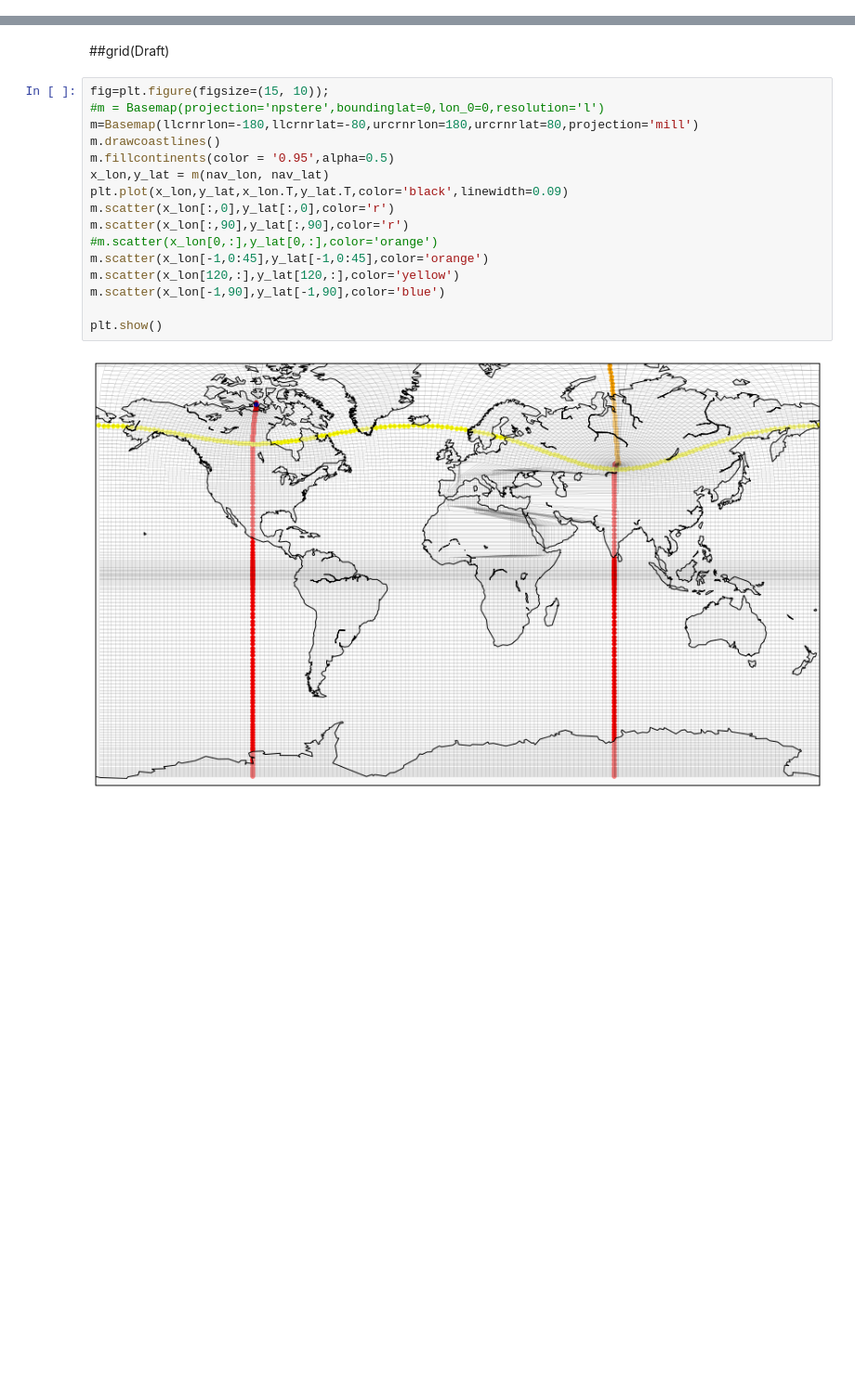
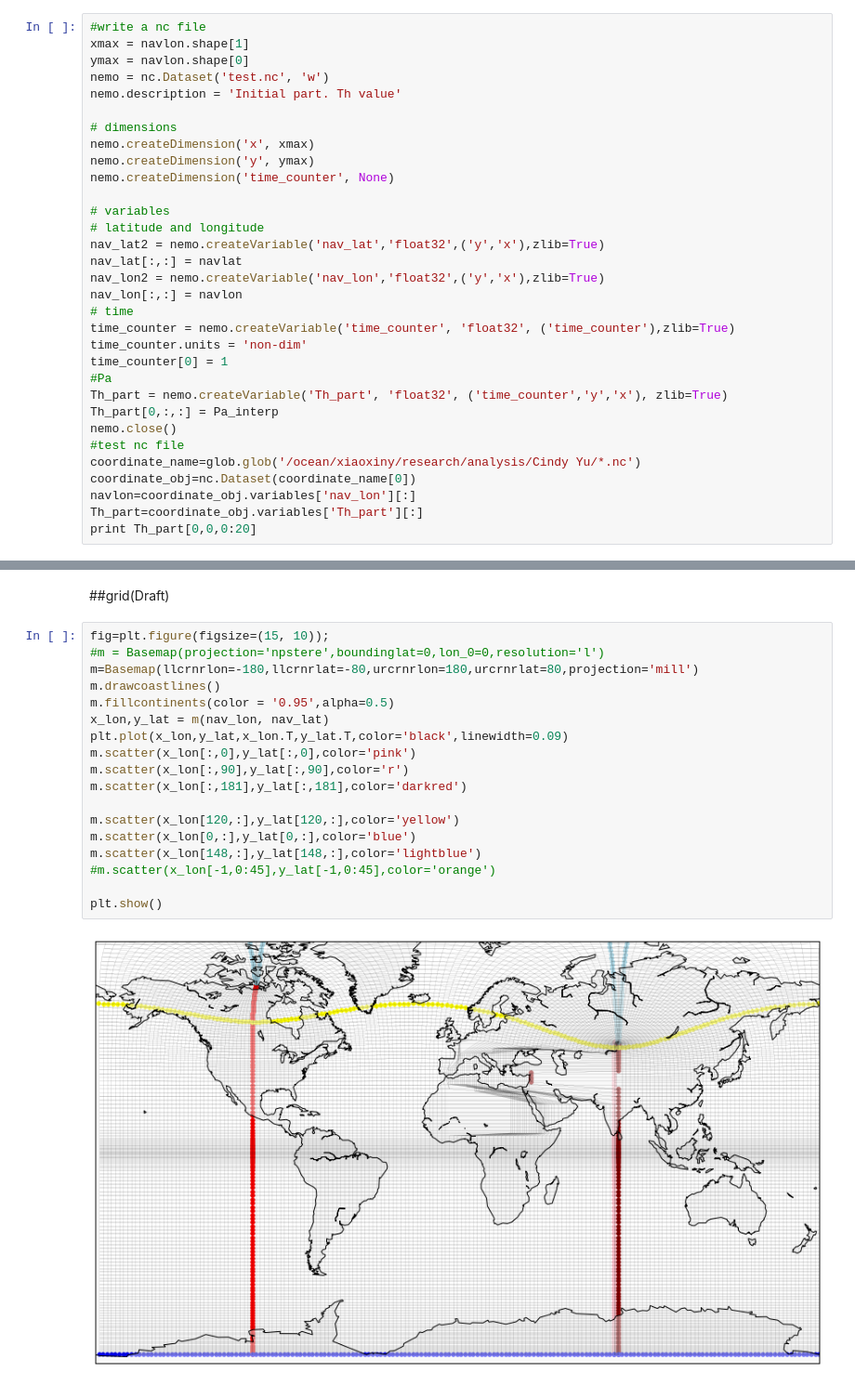
Before and after one commit to UBC-MOAD/analysis-cindy, a Jupyter notebook: notebooks/[initial_condition]Horizontal interpolation1.ipynb, the cells around one changed output, grey strips where cells are left out. Shown at 93% size. Cells and saved outputs as stored; diff of their text form; blank space fills up the shorter version.

```diff
--- a/notebooks/[initial_condition]Horizontal interpolation1.ipynb
+++ b/notebooks/[initial_condition]Horizontal interpolation1.ipynb
@@ -155,0 +228,32 @@ print Pa_interp.min()
+# %%
+#write a nc file
+xmax = navlon.shape[1]
+ymax = navlon.shape[0]
+nemo = nc.Dataset('test.nc', 'w')
+nemo.description = 'Initial part. Th value'
+
+# dimensions
+nemo.createDimension('x', xmax)
+nemo.createDimension('y', ymax)
+nemo.createDimension('time_counter', None)
+
+# variables
+# latitude and longitude
+nav_lat2 = nemo.createVariable('nav_lat','float32',('y','x'),zlib=True)
+nav_lat[:,:] = navlat
+nav_lon2 = nemo.createVariable('nav_lon','float32',('y','x'),zlib=True)
+nav_lon[:,:] = navlon
+# time
+time_counter = nemo.createVariable('time_counter', 'float32', ('time_counter'),zlib=True)
+time_counter.units = 'non-dim'
+time_counter[0] = 1
+#Pa
+Th_part = nemo.createVariable('Th_part', 'float32', ('time_counter','y','x'), zlib=True)
+Th_part[0,:,:] = Pa_interp
+nemo.close()
+#test nc file
+coordinate_name=glob.glob('/ocean/xiaoxiny/research/analysis/Cindy Yu/*.nc')
+coordinate_obj=nc.Dataset(coordinate_name[0])
+navlon=coordinate_obj.variables['nav_lon'][:]
+Th_part=coordinate_obj.variables['Th_part'][:]
+print Th_part[0,0,0:20]
@@ -158,18 +267,20 @@ print Pa_interp.min()
 # %%
 fig=plt.figure(figsize=(15, 10));
 #m = Basemap(projection='npstere',boundinglat=0,lon_0=0,resolution='l')
 m=Basemap(llcrnrlon=-180,llcrnrlat=-80,urcrnrlon=180,urcrnrlat=80,projection='mill')
 m.drawcoastlines()
 m.fillcontinents(color = '0.95',alpha=0.5)
 x_lon,y_lat = m(nav_lon, nav_lat)
 plt.plot(x_lon,y_lat,x_lon.T,y_lat.T,color='black',linewidth=0.09)
-m.scatter(x_lon[:,0],y_lat[:,0],color='r')
+m.scatter(x_lon[:,0],y_lat[:,0],color='pink')
 m.scatter(x_lon[:,90],y_lat[:,90],color='r')
-#m.scatter(x_lon[0,:],y_lat[0,:],color='orange')
-m.scatter(x_lon[-1,0:45],y_lat[-1,0:45],color='orange')
+m.scatter(x_lon[:,181],y_lat[:,181],color='darkred')
+
 m.scatter(x_lon[120,:],y_lat[120,:],color='yellow')
-m.scatter(x_lon[-1,90],y_lat[-1,90],color='blue')
+m.scatter(x_lon[0,:],y_lat[0,:],color='blue')
+m.scatter(x_lon[148,:],y_lat[148,:],color='lightblue')
+#m.scatter(x_lon[-1,0:45],y_lat[-1,0:45],color='orange')
 
 plt.show()
 # %% [output]
-[figure, old version]
+[figure, new version]
```
Also changed, not shown: parts of 12 cells of this notebook.
